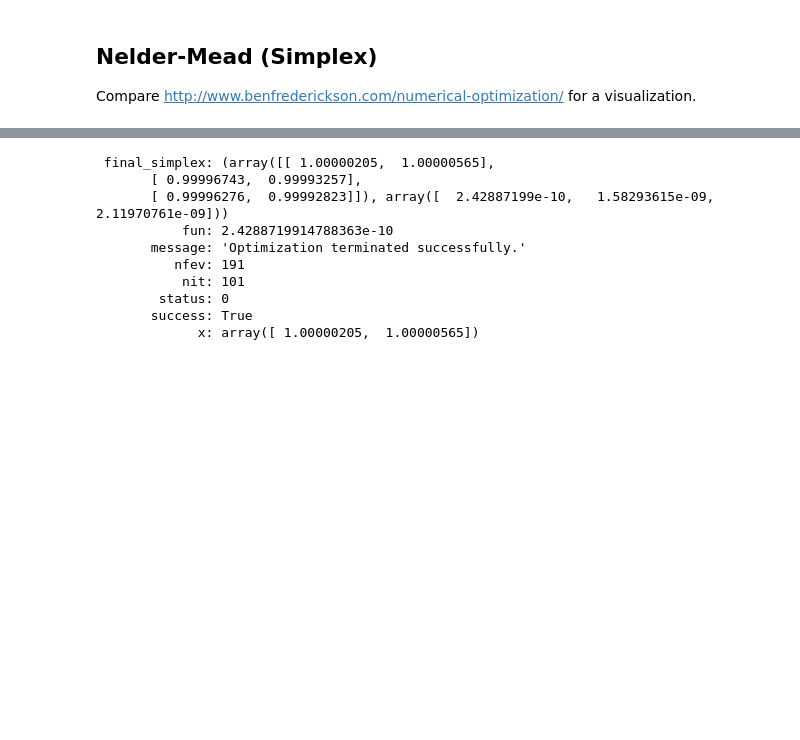
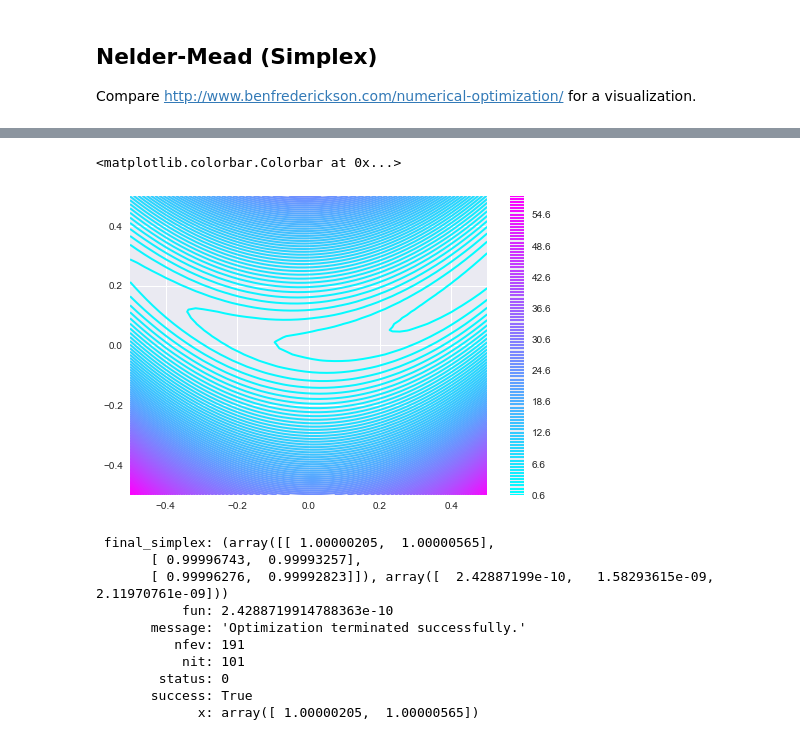
Before and after one commit to Moony2D/CME-LMU, a Jupyter notebook: Lecture5_Optimization/Lecture5_Optimization.ipynb, the cells around one changed output, grey strips where cells are left out. Cells and saved outputs as stored; diff of their text form; code cells hidden in the pictures; blank space fills up the shorter version.

```diff
--- a/Lecture5_Optimization/Lecture5_Optimization.ipynb
+++ b/Lecture5_Optimization/Lecture5_Optimization.ipynb
@@ -171,2 +179,18 @@ Compare http://www.benfrederickson.com/numerical-optimization/ for a visualizati
+# %%
+def banana(x, y):
+    return (1 - x)**2 + 100 * (y - x**2)**2
+# %%
+x = np.linspace(-0.5, 0.5, 50)
+y = np.linspace(-0.5, 0.5, 50)
+xx, yy = np.meshgrid(x, y)
+z = banana(xx, yy)
+
+## plot contour
+fig, ax = plt.subplots()
+CP = ax.contour(x, y, z, 100,  linewidths=2, cmap='cool')
+fig.colorbar(CP)
+# %% [output]
+<matplotlib.colorbar.Colorbar at 0x...>
+[figure, added]
 # %%
 def banana(x):
```
Also changed, not shown: parts of 16 cells of this notebook.
